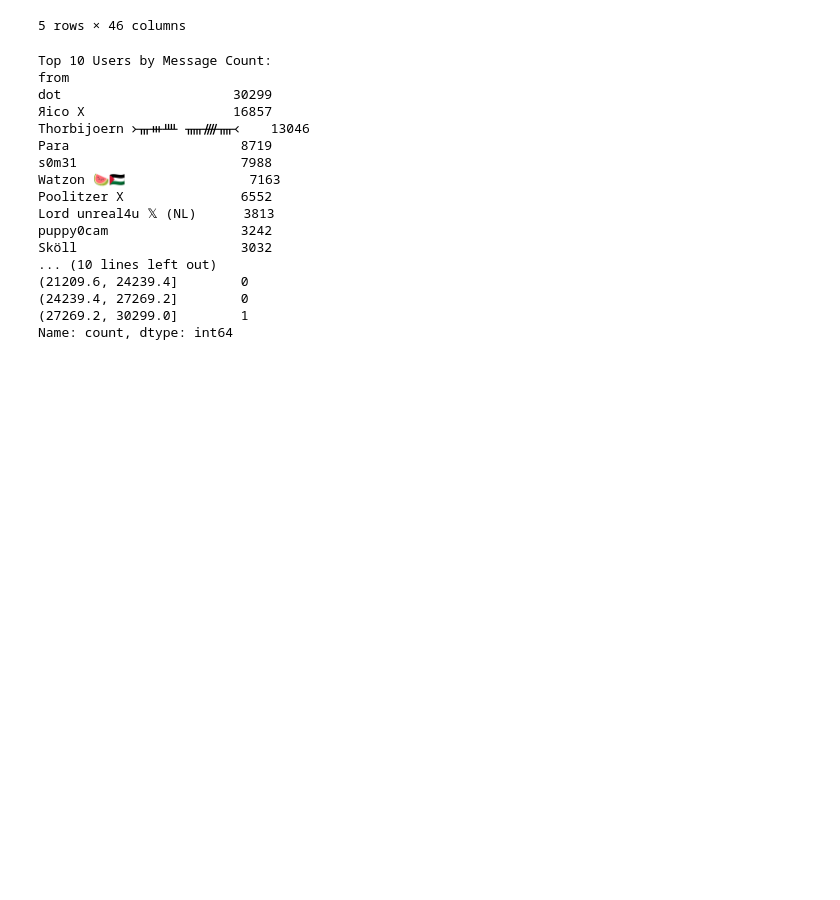
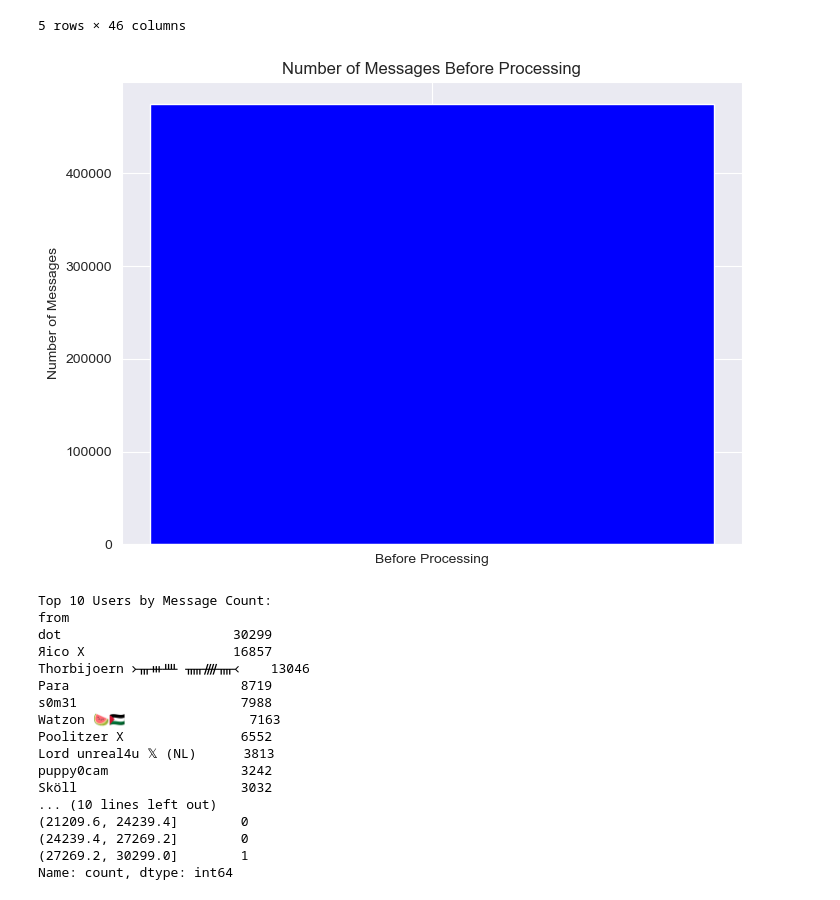
Before and after one commit to Esubaalew/chat-sentiment, a Jupyter notebook: code.ipynb, the cells around one changed output. Cells and saved outputs as stored; diff of their text form; code cells hidden in the pictures; blank space fills up the shorter version.

```diff
--- a/code.ipynb
+++ b/code.ipynb
@@ -14,10 +25,6 @@ warnings.filterwarnings('ignore', category=FutureWarning, module='matplotlib')
 data_path = os.path.join("data", "bot.json")
 with open(data_path, "r", encoding="utf-8") as file:
     chat_data = json.load(file)
-# %%
-import matplotlib.pyplot as plt
-
-plt.rcParams['font.family'] = 'Arial'
 # %%
 # Convert JSON to DataFrame
 df = pd.DataFrame(chat_data['messages'])
@@ -30,4 +37,16 @@ df.tail()
 | 474262 | 945385 | message | 2024-12-01T17:42:28 | 1733064148 | NaN | NaN | NaN | NaN | Why you ignore me? | [{'type': 'plain', 'text': 'Why y... | ... |
 | 474263 | 945386 | message | 2024-12-01T17:43:00 | 1733064180 | NaN | NaN | NaN | NaN | Because your message doesn't make... | [{'type': 'plain', 'text': 'Becau... | ... |
 5 rows × 46 columns
+# %%
+# Visualization: Number of Messages Before Processing
+
+num_messages_before = df.shape[0]
+
+plt.figure(figsize=(8, 6))
+plt.bar(['Before Processing'], [num_messages_before], color='blue')
+plt.title('Number of Messages Before Processing')
+plt.ylabel('Number of Messages')
+plt.show()
+# %% [output]
+[figure, added]
 # %%
```
Also changed, not shown: parts of 23 cells of this notebook.
